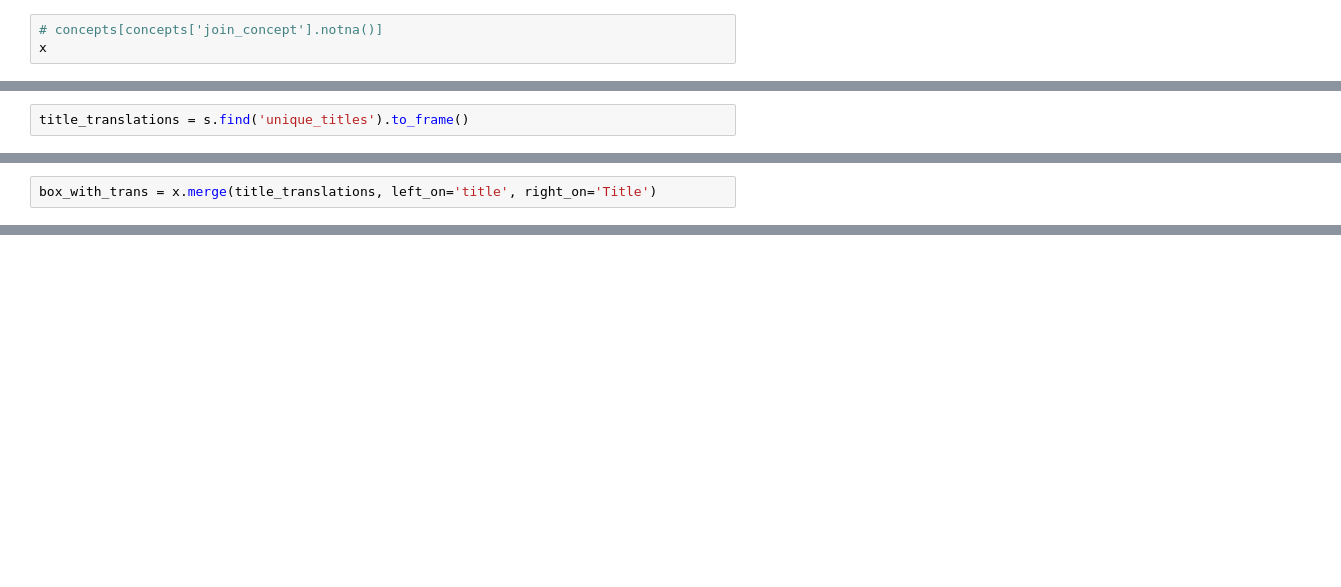
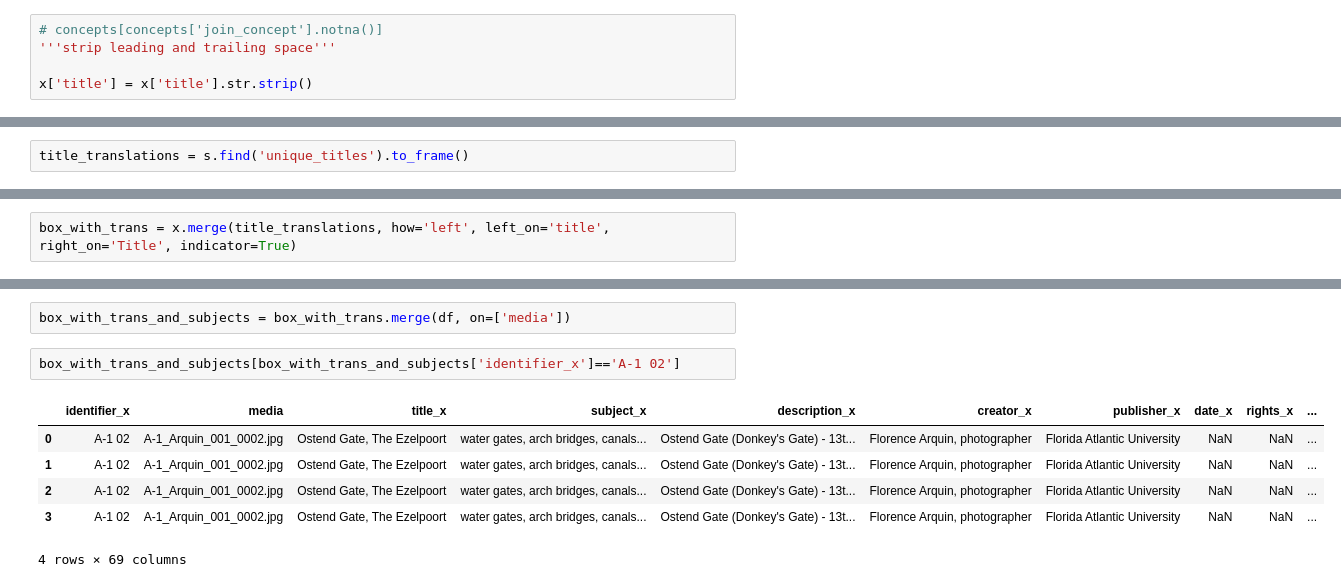
Before and after one commit to EthanDF/arquin, a Jupyter notebook: arquin_generate_output.ipynb, the cells around one changed output, grey strips where cells are left out. Cells and saved outputs as stored; diff of their text form; blank space fills up the shorter version.

```diff
--- a/arquin_generate_output.ipynb
+++ b/arquin_generate_output.ipynb
@@ -41,4 +41,6 @@ box_list
 x = return_box(box_list[0])
 # %%
 # concepts[concepts['join_concept'].notna()]
-x
+'''strip leading and trailing space'''
+
+x['title'] = x['title'].str.strip()
@@ -80,5 +54,5 @@ title_translations
 # %%
-box_with_trans = x.merge(title_translations, left_on='title', right_on='Title')
+box_with_trans = x.merge(title_translations, how='left', left_on='title', right_on='Title', indicator=True)
 # %%
 box_with_trans[['identifier', 'media', 'title'
     ,'Spanish (from Google)'
@@ -100,0 +112,11 @@ box_with_trans[['identifier', 'media', 'title'
+# %%
+box_with_trans_and_subjects = box_with_trans.merge(df, on=['media'])
+# %%
+box_with_trans_and_subjects[box_with_trans_and_subjects['identifier_x']=='A-1 02']
+# %% [output]
+|  | identifier_x | media | title_x | subject_x | description_x | creator_x | publisher_x | date_x | rights_x | ... |
+| 0 | A-1 02 | A-1_Arquin_001_0002.jpg | Ostend Gate, The Ezelpoort | water gates, arch bridges, canals... | Ostend Gate (Donkey's Gate) - 13t... | Florence Arquin, photographer | Florida Atlantic University | NaN | NaN | ... |
+| 1 | A-1 02 | A-1_Arquin_001_0002.jpg | Ostend Gate, The Ezelpoort | water gates, arch bridges, canals... | Ostend Gate (Donkey's Gate) - 13t... | Florence Arquin, photographer | Florida Atlantic University | NaN | NaN | ... |
+| 2 | A-1 02 | A-1_Arquin_001_0002.jpg | Ostend Gate, The Ezelpoort | water gates, arch bridges, canals... | Ostend Gate (Donkey's Gate) - 13t... | Florence Arquin, photographer | Florida Atlantic University | NaN | NaN | ... |
+| 3 | A-1 02 | A-1_Arquin_001_0002.jpg | Ostend Gate, The Ezelpoort | water gates, arch bridges, canals... | Ostend Gate (Donkey's Gate) - 13t... | Florence Arquin, photographer | Florida Atlantic University | NaN | NaN | ... |
+4 rows × 69 columns
```
Also changed, not shown: parts of 15 cells of this notebook, 3 other files.
